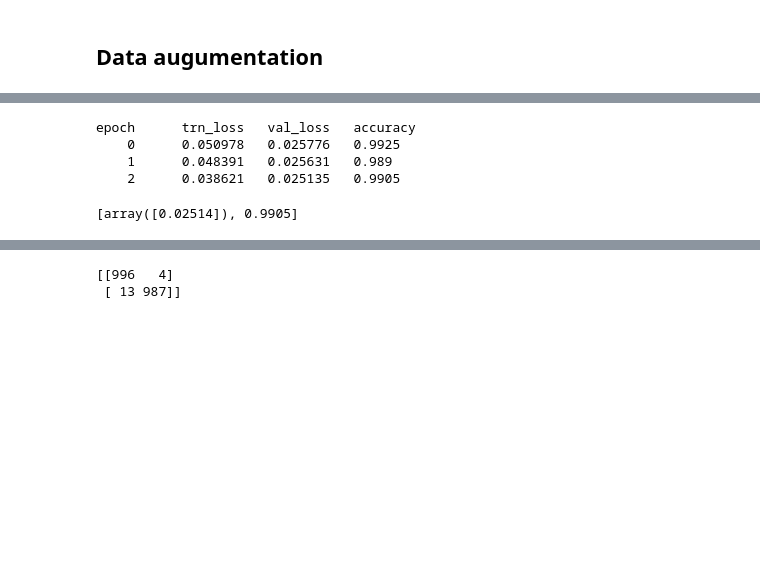
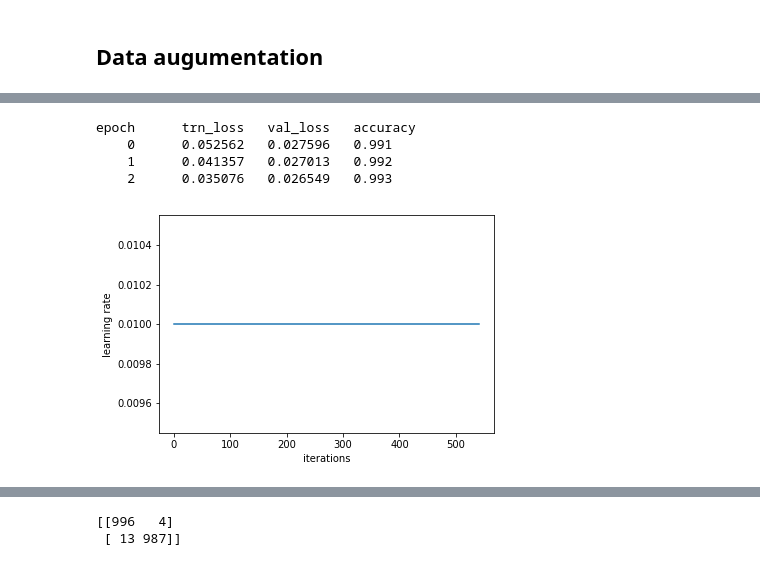
Before and after one commit to chwang733/fastai-examples, a Jupyter notebook: fastai-imageclassifier-catsdogs.ipynb, the cells around one changed output, grey strips where cells are left out. Drawn from its saved outputs; the diff is of its cells as text; code cells hidden in the pictures; blank space fills up the shorter version.

```diff
--- a/fastai-CNN-imageclassifier.ipynb
+++ b/fastai-imageclassifier-catsdogs.ipynb
@@ -76,14 +92,15 @@ epoch      trn_loss   val_loss   accuracy
 ## Data augumentation
 # %%
 tfms = tfms_from_model(resnet34, sz, aug_tfms=transforms_side_on, max_zoom=1.1)
-data = ImageClassifierData.from_paths(PATH, tfms=tfms)
+data = ImageClassifierData.from_paths(PATH, bs=bs, tfms=tfms)
 learn = ConvLearner.pretrained(arch, data, precompute=True)
 learn.fit(0.01, 3)
+learn.sched.plot_lr()
 # %% [output]
 [interactive output not drawn]
 epoch      trn_loss   val_loss   accuracy
-    0      0.050978   0.025776   0.9925
-    1      0.048391   0.025631   0.989
-    2      0.038621   0.025135   0.9905
+    0      0.052562   0.027596   0.991
+    1      0.041357   0.027013   0.992
+    2      0.035076   0.026549   0.993
-[array([0.02514]), 0.9905]
+[figure, added]
 # %%
```
Also changed, not shown: parts of 9 cells of this notebook, 1 other file.
